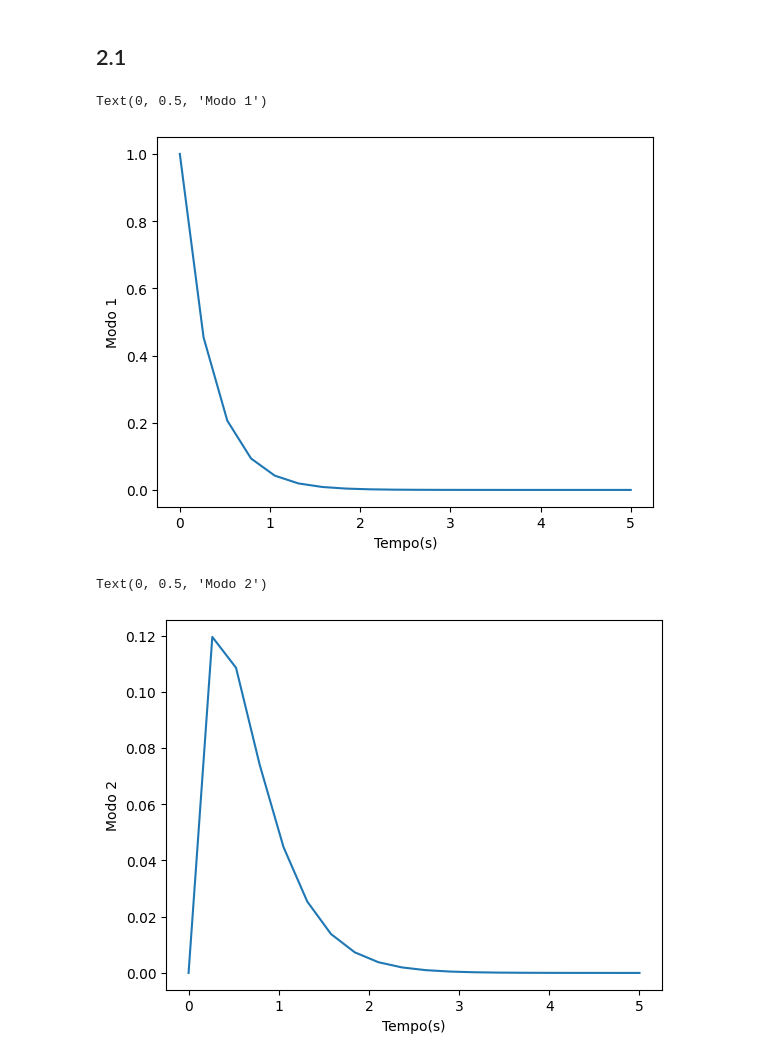
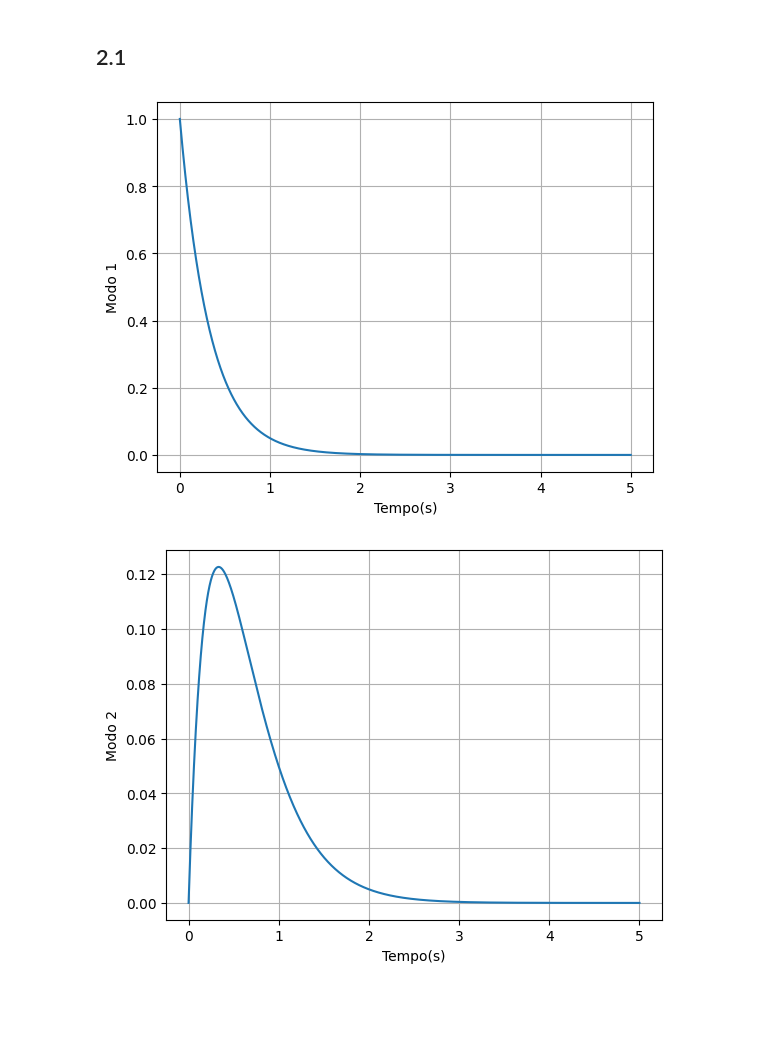
Before and after one commit to AntonioLaureno28/C-digos-HW1, a Jupyter notebook: Questão 2/q2.ipynb, the cells around one changed output. Drawn from its saved outputs; the diff is of its cells as text; code cells hidden in the pictures; blank space fills up the shorter version.

```diff
--- a/Questão 2/q2.ipynb
+++ b/Questão 2/q2.ipynb
@@ -11,20 +11,22 @@ def modo_1(t):
 def modo_2(t):
     return t*np.exp(-3*t)
 # %%
-t = np.linspace(0,5,20)
+t = np.linspace(0,5,2000)
 y_1 = modo_1(t)
 y_2 = modo_2(t)
 # %%
 plt.plot(t,y_1)
 plt.xlabel("Tempo(s)")
 plt.ylabel("Modo 1")
+plt.grid(True)
+plt.show()
 # %% [output]
-Text(0, 0.5, 'Modo 1')
-[figure, old version]
+[figure, new version]
 # %%
 plt.plot(t,y_2)
 plt.xlabel("Tempo(s)")
 plt.ylabel("Modo 2")
+plt.grid(True)
+plt.show()
 # %% [output]
-Text(0, 0.5, 'Modo 2')
-[figure, old version]
+[figure, new version]
```
Also changed, not shown: parts of 6 cells of this notebook, 1 other file.
